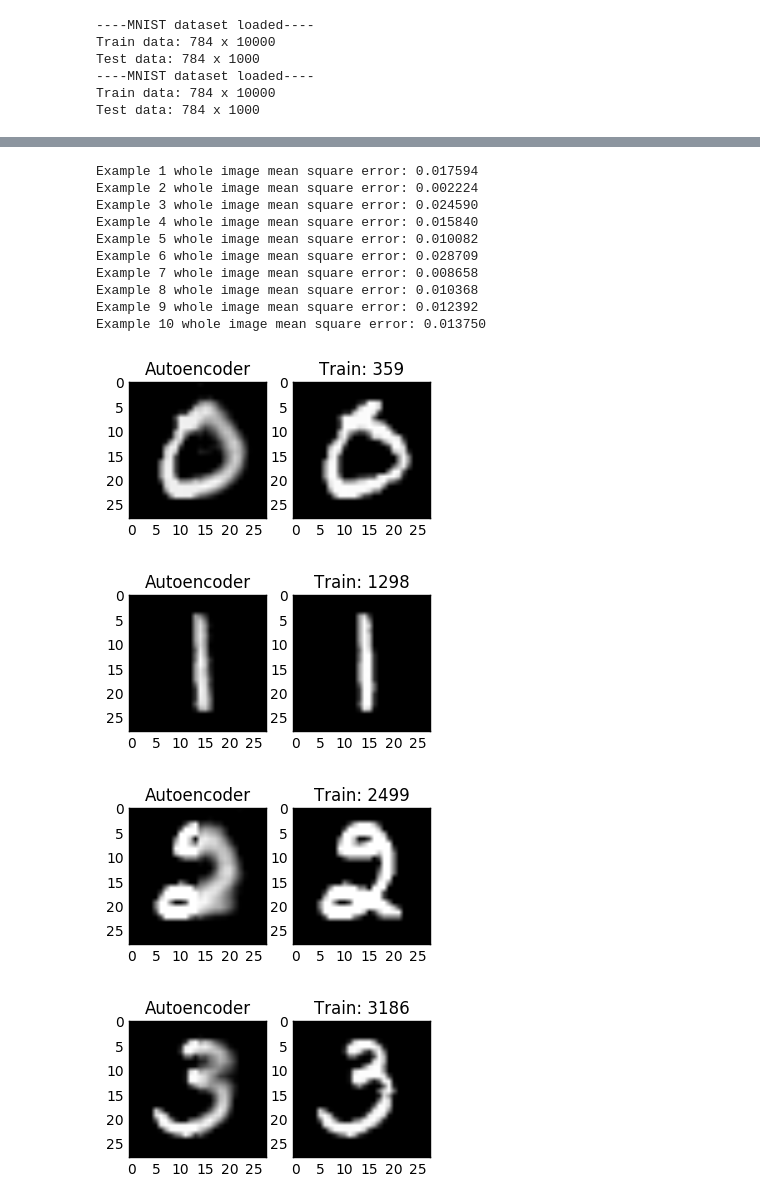
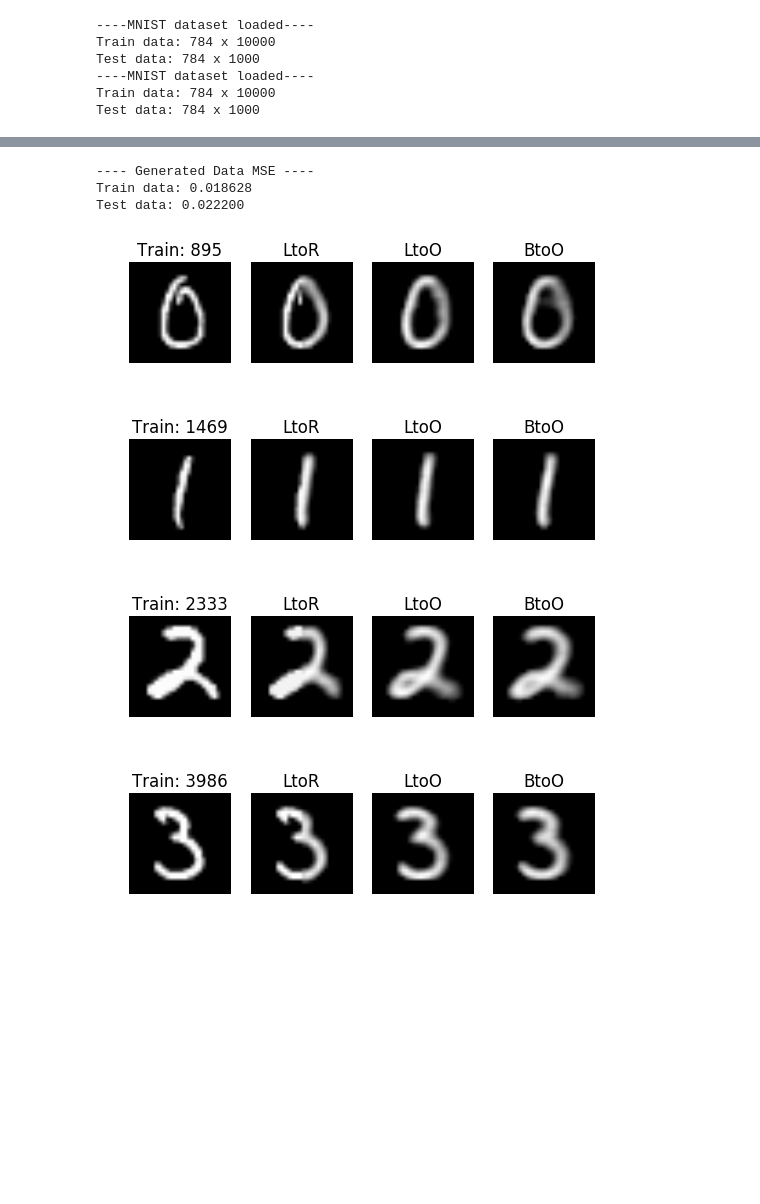
Before and after one commit to dxyang/Thesis, a Jupyter notebook: Autoencoder.ipynb, the cells around one changed output, grey strips where cells are left out. Saved outputs shown, nothing was run; the diff lists cells and outputs as text; code cells hidden in the pictures; blank space fills up the shorter version.

```diff
--- a/Autoencoder.ipynb
+++ b/Autoencoder.ipynb
@@ -290,38 +294,57 @@ Test data: 0.040925
+# %%
+# ----------------------------
+#    Blanked to Original
+# ----------------------------
+predicted_train_BtoO = np.load('predictedTrain_BlankedToOriginal.npy')
+predicted_test_BtoO = np.load('predictedTest_BlankedToOriginal.npy')
+
+#-------------------------
+#  MSE for whole image
+#-------------------------
+# calculate the mse of the training and test sets using affine estimator
+temp1 = train
+temp2 = test
+
+diff_train = temp1 - predicted_train_BtoO
+trainMSEs = np.zeros(10000)
+for i in range(10000):
+    trainMSEs[i] = np.mean(np.multiply(diff_train[:, i], diff_train[:, i]))
+trainMSE = np.mean(trainMSEs)
+
+diff_test = temp2 - predicted_test_BtoO
+testMSEs = np.zeros(1000)
+for i in range(1000):
+    testMSEs[i] = np.mean(np.multiply(diff_test[:, i], diff_test[:, i]))
+testMSE = np.mean(testMSEs)
+
+print '---- Generated Data MSE ----'
+print 'Train data: %f' %trainMSE
+print 'Test data: %f' %testMSE
+# %% [output]
+---- Generated Data MSE ----
+Train data: 0.018628
+Test data: 0.022200
 # %%
 for i in range(10):
     randomTrain = np.random.randint(i*1000, (i+1)*1000)
 
     origTrain = train[:, randomTrain]
-    #decodedTrain = predicted_train[:, randomTrain]
-    decoded_temp = predicted_train[:, randomTrain]
-    decodedTrain = np.copy(origTrain)
-    decodedTrain[y_idx] = decoded_temp
+    nn_train_LtoR = predicted_train_LtoR[:, randomTrain]
+    nn_train_LtoO = predicted_train_LtoO[:, randomTrain]
+    nn_train_BtoO = predicted_train_BtoO[:, randomTrain]
 
-    #sanityTrain = sanity_train[:, randomTrain]
-
-    imgDecodedTrain = unpackcw(decodedTrain, 28, 28)
     imgOrigTrain = unpackcw(origTrain, 28, 28)
-    #imgSanityTrain = unpackcw(sanityTrain, 28, 28)
+    imgTrain_LtoR = unpackcw(nn_train_LtoR, 28, 28)
+    imgTrain_LtoO = unpackcw(nn_train_LtoO, 28, 28)
+    imgTrain_BtoO = unpackcw(nn_train_BtoO, 28, 28)
 
     plt.figure(i);
-    plt.subplot(1, 3, 1); plt.imshow(imgDecodedTrain, cmap='gray'); plt.title('Autoencoder')
-    plt.subplot(1, 3, 2); plt.imshow(imgOrigTrain, cmap='gray'); plt.title('Train: %d' %randomTrain)
-    #plt.subplot(1, 3, 3); plt.imshow(imgSanityTrain, cmap='gray'); plt.title('Sanity')
-
-    mse = np.mean(np.multiply(decodedTrain - origTrain, decodedTrain - origTrain))
-    print'Example %d whole image mean square error: %f' % (i+1, mse)
+    plt.subplot(1, 4, 1); plt.imshow(imgOrigTrain, cmap='gray'); plt.title('Train: %d' %randomTrain); plt.axis('off')
+    plt.subplot(1, 4, 2); plt.imshow(imgTrain_LtoR, cmap='gray'); plt.title('LtoR'); plt.axis('off')
+    plt.subplot(1, 4, 3); plt.imshow(imgTrain_LtoO, cmap='gray'); plt.title('LtoO'); plt.axis('off')
+    plt.subplot(1, 4, 4); plt.imshow(imgTrain_BtoO, cmap='gray'); plt.title('BtoO'); plt.axis('off')
 # %% [output]
-Example 1 whole image mean square error: 0.017594
-Example 2 whole image mean square error: 0.002224
-Example 3 whole image mean square error: 0.024590
-Example 4 whole image mean square error: 0.015840
-Example 5 whole image mean square error: 0.010082
-Example 6 whole image mean square error: 0.028709
-Example 7 whole image mean square error: 0.008658
-Example 8 whole image mean square error: 0.010368
-Example 9 whole image mean square error: 0.012392
-Example 10 whole image mean square error: 0.013750
-[figure, old version]
+[figure, new version]
-[figure, old version]
+[figure, new version]
-[figure, old version]
+[figure, new version]
-[figure, old version]
+[figure, new version]
```
Also changed, not shown: parts of 8 cells of this notebook, 4 other files.
